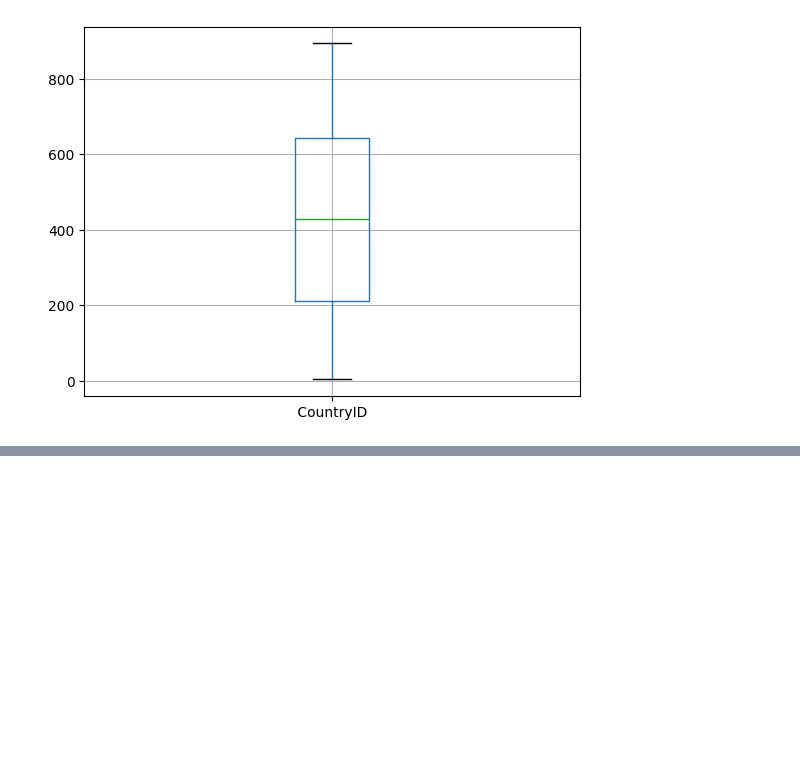
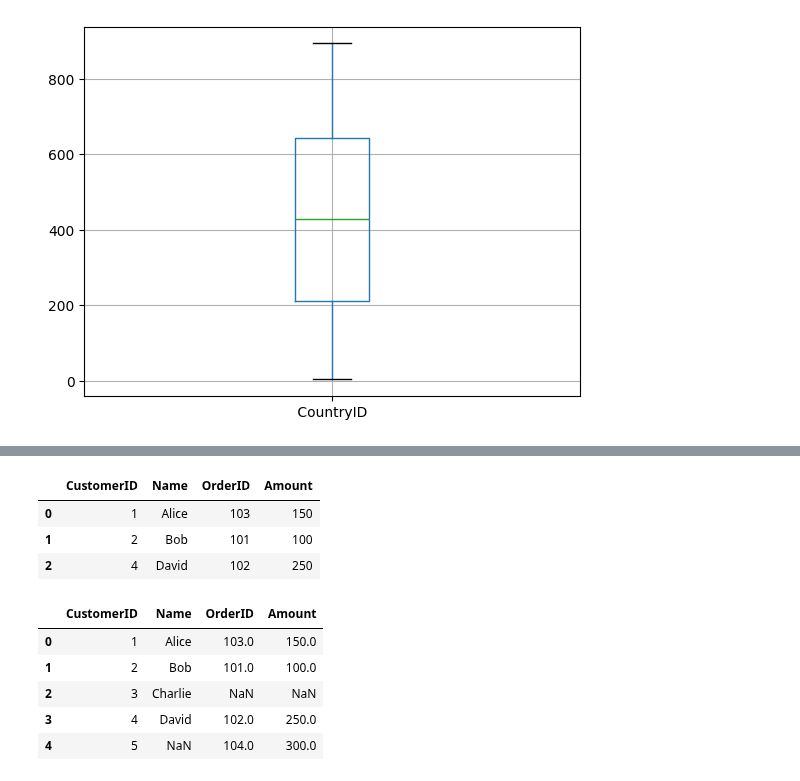
Before and after one commit to khoulaCode/machine-learning-code-orbit, a Jupyter notebook: from_sulaiman/data_maipulation_pandas.ipynb, the cells around one changed output, grey strips where cells are left out. Saved outputs shown, nothing was run; the diff lists cells and outputs as text; code cells hidden in the pictures; blank space fills up the shorter version.

Commit message:
MOre Data Manipulation Retrospective with pandas

```diff
--- a/from_sulaiman/data_maipulation_pandas.ipynb
+++ b/from_sulaiman/data_maipulation_pandas.ipynb
@@ -224,0 +317,6 @@ df_csv[[' CountryID ']].boxplot()
+# %%
+df_customers = pd.DataFrame({
+    'CustomerID' : [1, 2, 3, 4],
+    'Name' : ['Alice', 'Bob', 'Charlie', 'David']
+})
+df_customers
@@ -224,0 +329,7 @@ df_csv[[' CountryID ']].boxplot()
+# %%
+df_orders = pd.DataFrame({
+    'OrderID' : [101, 102, 103, 104],
+    'CustomerID' : [2, 4, 1, 5],
+    'Amount' : [100, 250, 150, 300]
+})
+df_orders
@@ -224,0 +342,16 @@ df_csv[[' CountryID ']].boxplot()
+# %%
+pd.merge(df_customers, df_orders, on='CustomerID', how='inner')
+# %% [output]
+|  | CustomerID | Name | OrderID | Amount |
+| 0 | 1 | Alice | 103 | 150 |
+| 1 | 2 | Bob | 101 | 100 |
+| 2 | 4 | David | 102 | 250 |
+# %%
+pd.merge(df_customers, df_orders, on='CustomerID', how='outer')
+# %% [output]
+|  | CustomerID | Name | OrderID | Amount |
+| 0 | 1 | Alice | 103.0 | 150.0 |
+| 1 | 2 | Bob | 101.0 | 100.0 |
+| 2 | 3 | Charlie | NaN | NaN |
+| 3 | 4 | David | 102.0 | 250.0 |
+| 4 | 5 | NaN | 104.0 | 300.0 |
```
Also changed, not shown: parts of 26 cells of this notebook.
